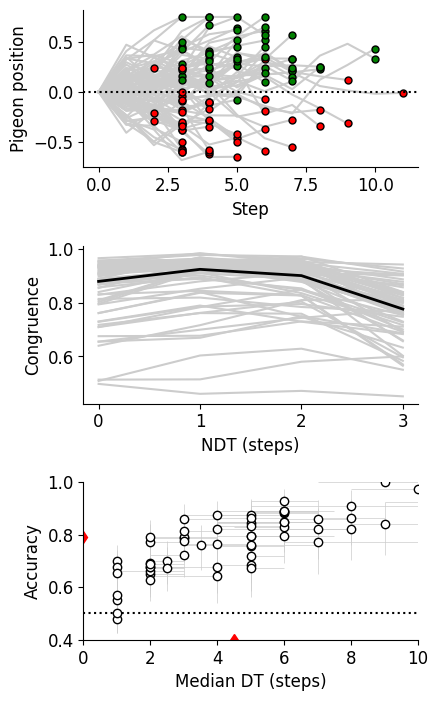
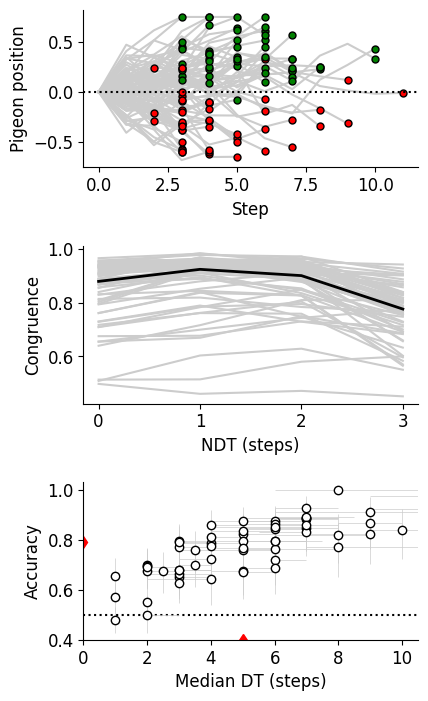
Code edit (unified diff) that turned the first committed figure into the second:
--- before
+++ after
@@ -55,6 +55,6 @@
 ax.plot(0, np.nanmedian(performance_summary[:, 0]), 'rd', markerfacecolor='r')
 ax.plot(np.nanmedian(performance_summary[:, 1]), 0.4, 'rd', markerfacecolor='r')
-ax.set_xlim(0, 10)
-ax.set_ylim(0.4, 1)
+ax.set_xlim(0, 10.5)
+ax.set_ylim(0.4, 1.03)
 ax.set_xlabel('Median DT (steps)')
 ax.set_ylabel('Accuracy')

Commit: Post-review V2